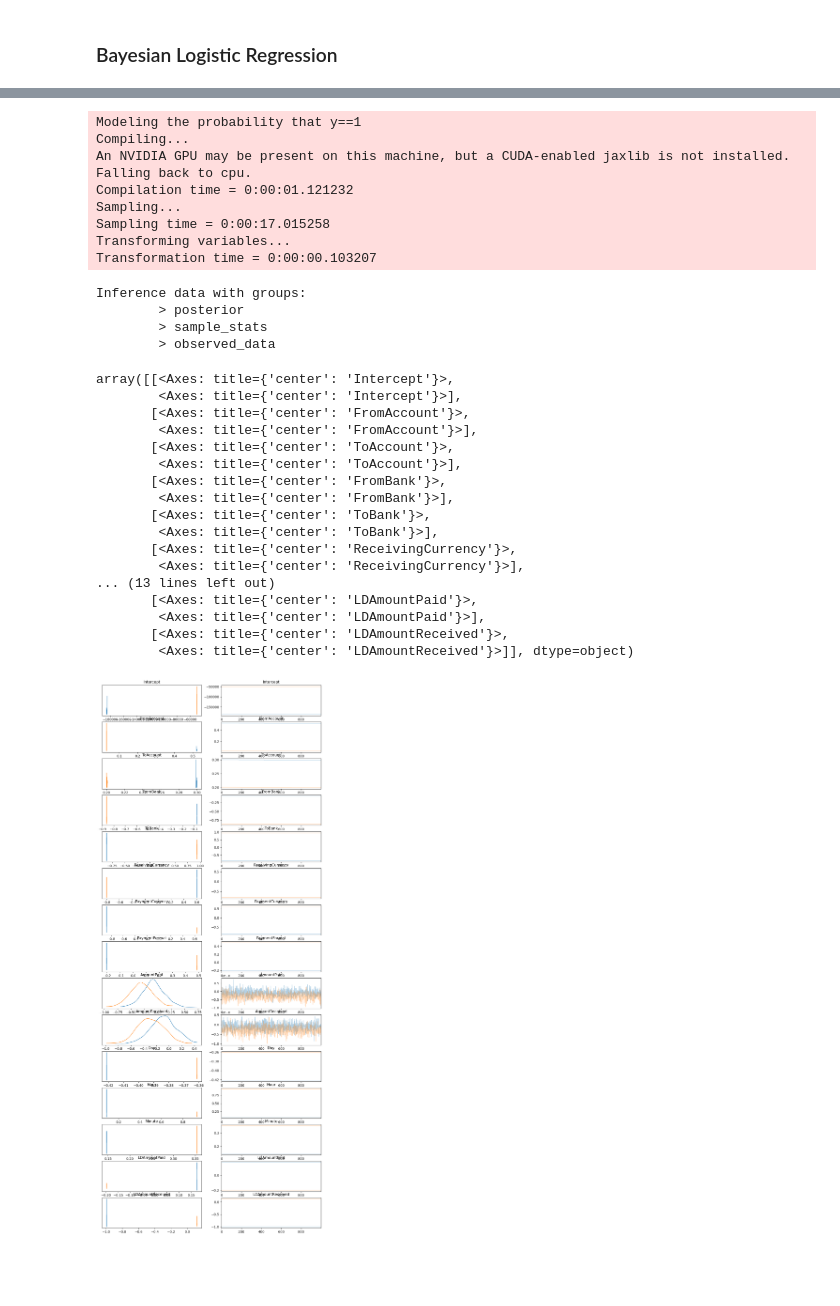
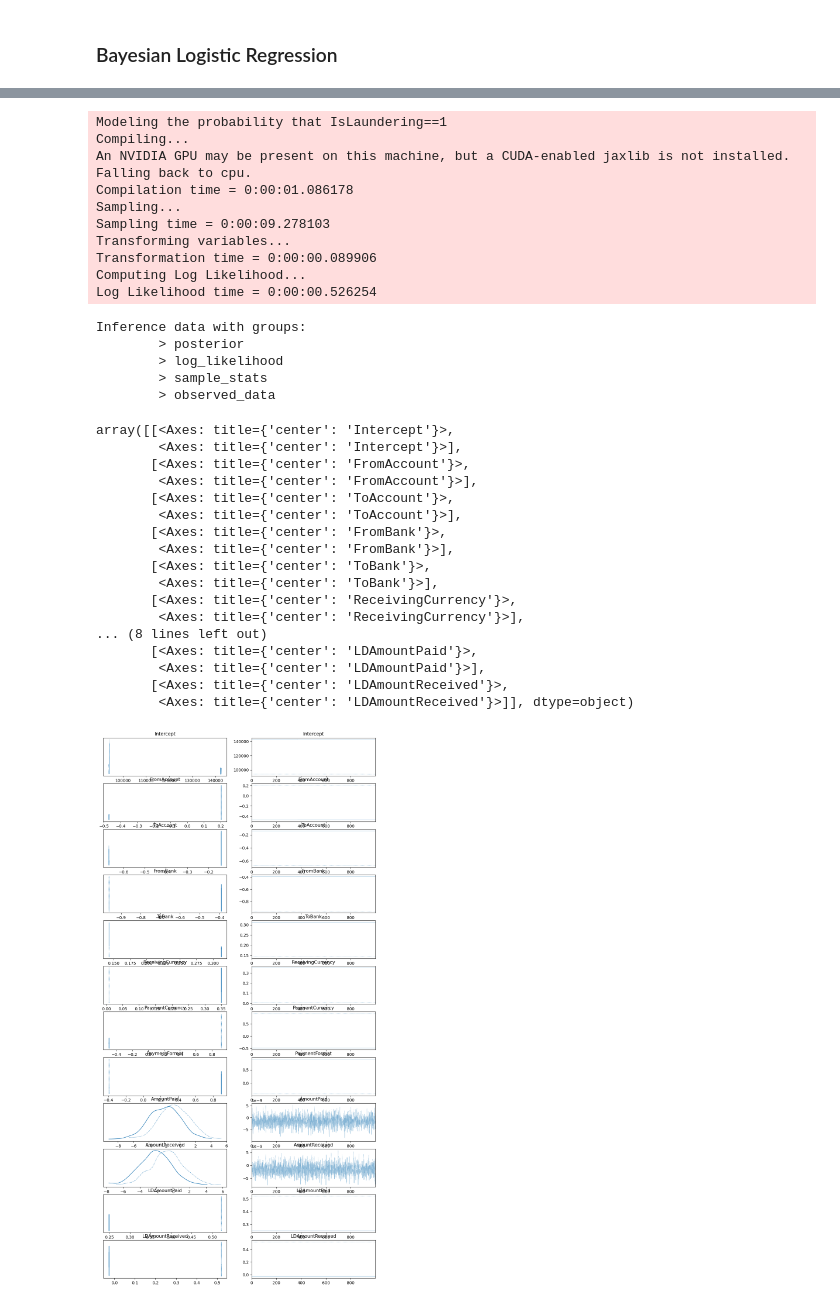
Before and after one commit to RuoqingEvelineWang/comp5340, a Jupyter notebook: bayesian_logistic_regression.ipynb, the cells around one changed output, grey strips where cells are left out. Cells and saved outputs as stored; diff of their text form; code cells hidden in the pictures; blank space fills up the shorter version.

Commit message:
added model comparison

```diff
--- a/bayesian_logistic_regression.ipynb
+++ b/bayesian_logistic_regression.ipynb
@@ -31,13 +33,13 @@ df.head()
 # %%
 # additional feature pre-processing
 
-# Split Timestamp column into MM, DD, HH etc. (Ignore dt columns with constant values)
-df['Timestamp'] = pd.to_datetime(df['Timestamp'])
-# df['Year'] = df['Timestamp'].dt.year
-# df['Month'] = df['Timestamp'].dt.month
-df['Day'] = df['Timestamp'].dt.day
-df['Hour'] = df['Timestamp'].dt.hour
-df['Minute'] = df['Timestamp'].dt.minute
+# Split Timestamp column into MM, DD, HH etc. (Ignore dt columns with constant values - Year, Month, Second)
+# df['Timestamp'] = pd.to_datetime(df['Timestamp'])
+# # df['Year'] = df['Timestamp'].dt.year
+# # df['Month'] = df['Timestamp'].dt.month
+# df['Day'] = df['Timestamp'].dt.day
+# df['Hour'] = df['Timestamp'].dt.hour
+# df['Minute'] = df['Timestamp'].dt.minute
 # df['Second'] = df['Timestamp'].dt.second
 df = df.drop(columns=['Timestamp'])
 
@@ -48,9 +50,7 @@ def get_first_digit(figure:float) -> int:
         if char not in exception_set:
             return int(char)
 
-# df['LD Amount Paid'] = df['Amount Paid'].astype(str).str[:1].astype(int)
 df['LDAmountPaid'] = df.apply(lambda x: get_first_digit(x['AmountPaid']), axis=1)
-# df['LD Amount Received'] = df['Amount Received'].astype(str).str[:1].astype(int)
 df['LDAmountReceived'] = df.apply(lambda x: get_first_digit(x['AmountReceived']), axis=1)
 
 df.head()
@@ -99,7 +103,7 @@ df_balanced['LDAmountPaid'].plot.hist(bins=9)
 # %%
 # Build up a formula
 formula = [' %s + ' % variable for variable in X_train.columns]
-formula.insert(0, 'y ~ ')
+formula.insert(0, 'IsLaundering ~ ')
 formula = ' '.join(''.join(formula).split(' ')[:-2])
 formula
 # %% [output]
@@ -107,7 +111,7 @@ formula
 # %%
 # Create version of the training data with labels
 X_with_labels = X_train.copy()
-X_with_labels['y'] = y_train
+X_with_labels['IsLaundering'] = y_train
 # %%
 X_with_labels.describe()
 # %% [output]
@@ -167,44 +170,47 @@ array([[<Axes: title={'center': 'Intercept'}>,
 # %%
 # fit the model
-results = model.fit(draws=1000, chains=2, inference_method='nuts_blackjax')
+results = model.fit(draws=1000, chains=2, inference_method='nuts_blackjax', idata_kwargs={"log_likelihood": True})
 # %% [output]
-Modeling the probability that y==1
+Modeling the probability that IsLaundering==1
 Compiling...
 An NVIDIA GPU may be present on this machine, but a CUDA-enabled jaxlib is not installed. Falling back to cpu.
-Compilation time = 0:00:01.121232
+Compilation time = 0:00:01.086178
 Sampling...
-Sampling time = 0:00:17.015258
+Sampling time = 0:00:09.278103
 Transforming variables...
-Transformation time = 0:00:00.103207
+Transformation time = 0:00:00.089906
+Computing Log Likelihood...
+Log Likelihood time = 0:00:00.526254
 # %%
 results
 # %% [output]
 Inference data with groups:
         > posterior
+        > log_likelihood
         > sample_stats
         > observed_data
 # %%
 # traceplots and density estimates for the posteriors
-az.plot_trace(results, compact=False)
+az.plot_trace(results, compact=True)
 # %% [output]
 array([[<Axes: title={'center': 'Intercept'}>,
         <Axes: title={'center': 'Intercept'}>],
        [<Axes: title={'center': 'FromAccount'}>,
         <Axes: title={'center': 'FromAccount'}>],
        [<Axes: title={'center': 'ToAccount'}>,
         <Axes: title={'center': 'ToAccount'}>],
        [<Axes: title={'center': 'FromBank'}>,
         <Axes: title={'center': 'FromBank'}>],
        [<Axes: title={'center': 'ToBank'}>,
         <Axes: title={'center': 'ToBank'}>],
        [<Axes: title={'center': 'ReceivingCurrency'}>,
         <Axes: title={'center': 'ReceivingCurrency'}>],
-... (13 lines left out)
+... (8 lines left out)
        [<Axes: title={'center': 'LDAmountPaid'}>,
         <Axes: title={'center': 'LDAmountPaid'}>],
        [<Axes: title={'center': 'LDAmountReceived'}>,
         <Axes: title={'center': 'LDAmountReceived'}>]], dtype=object)
-[figure, old version]
+[figure, new version]
 # %%
 # summary of the posteriors
 az.summary(results)
```
Also changed, not shown: parts of 23 cells of this notebook.
